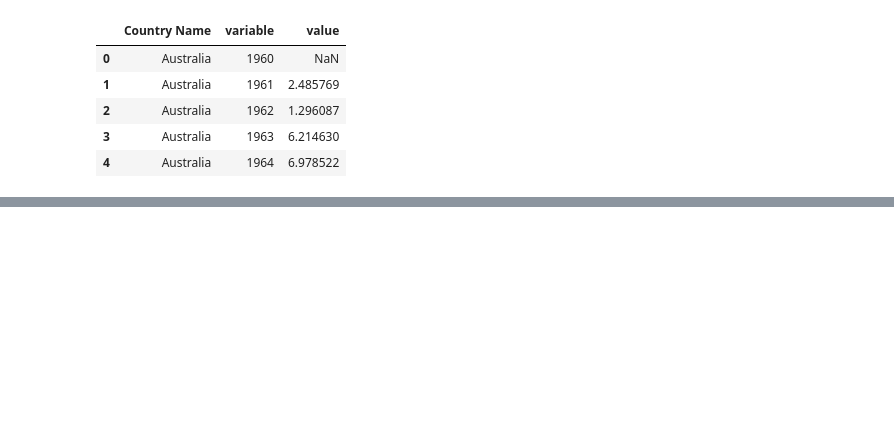
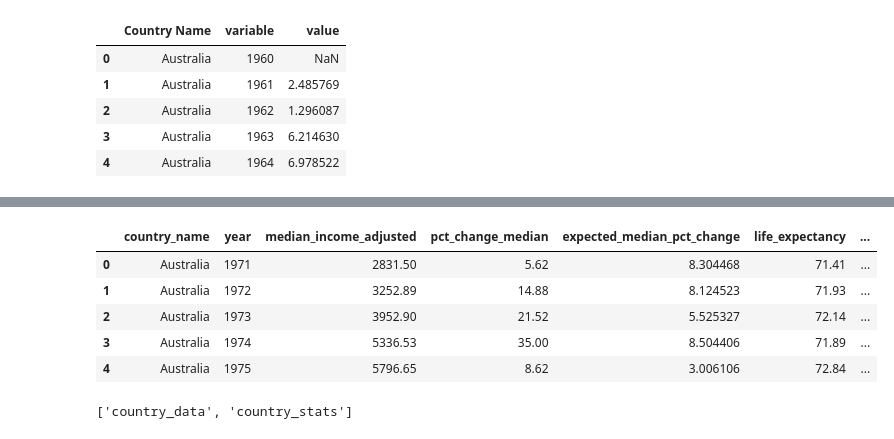
Before and after one commit to ryhigashi/ETL-Project, a Jupyter notebook: ETL-project-robert.ipynb, the cells around one changed output, grey strips where cells are left out. Cells and saved outputs as stored; diff of their text form; code cells hidden in the pictures; blank space fills up the shorter version.

```diff
--- a/ETL-project-robert.ipynb
+++ b/ETL-project-robert.ipynb
@@ -377,0 +414,4 @@ for country in countries_t:
+# %%
+final_gdp_df = pd.concat(countries_data_gdp)
+final_median_df = pd.concat(countries_data_median)
+final_exp_df = pd.concat(countries_data_exp)
@@ -377,0 +429,9 @@ for country in countries_t:
+# %%
+final_gdp_df['expected_gdp'] = expected_gdp
+final_gdp_df = final_gdp_df.reset_index()
+# %%
+final_exp_df['expected_life_expectancy']=expected_exp_abs
+final_exp_df = final_exp_df.reset_index()
+# %%
+final_median_df['expected_median_pct_change'] = expected_median
+final_median_df = final_median_df.reset_index()
@@ -377,0 +471,20 @@ for country in countries_t:
+# %%
+main_df = pd.DataFrame()
+main_df['country_name'] = final_median_df['country_name']
+main_df['year'] = final_median_df['year']
+main_df['median_income_adjusted'] = final_median_df['median_income_adjusted']
+main_df['pct_change_median'] = final_median_df['pct_change_median']
+main_df['expected_median_pct_change'] = final_median_df['expected_median_pct_change']
+main_df['life_expectancy'] = final_exp_df['life_expectancy']
+main_df['pct_change_expectancy'] = final_exp_df['pct_change_expectancy']
+main_df['expected_life_expectancy'] = final_exp_df['expected_life_expectancy']
+main_df['change_gdp'] = final_gdp_df['change_gdp']
+main_df['expected_gdp'] = final_gdp_df['expected_gdp']
+main_df.head()
+# %% [output]
+|  | country_name | year | median_income_adjusted | pct_change_median | expected_median_pct_change | life_expectancy | ... |
+| 0 | Australia | 1971 | 2831.50 | 5.62 | 8.304468 | 71.41 | ... |
+| 1 | Australia | 1972 | 3252.89 | 14.88 | 8.124523 | 71.93 | ... |
+| 2 | Australia | 1973 | 3952.90 | 21.52 | 5.525327 | 72.14 | ... |
+| 3 | Australia | 1974 | 5336.53 | 35.00 | 8.504406 | 71.89 | ... |
+| 4 | Australia | 1975 | 5796.65 | 8.62 | 3.006106 | 72.84 | ... |
@@ -377,0 +499,4 @@ for country in countries_t:
+# %%
+engine.table_names()
+# %% [output]
+['country_data', 'country_stats']
```
Also changed, not shown: parts of 80 cells of this notebook.
